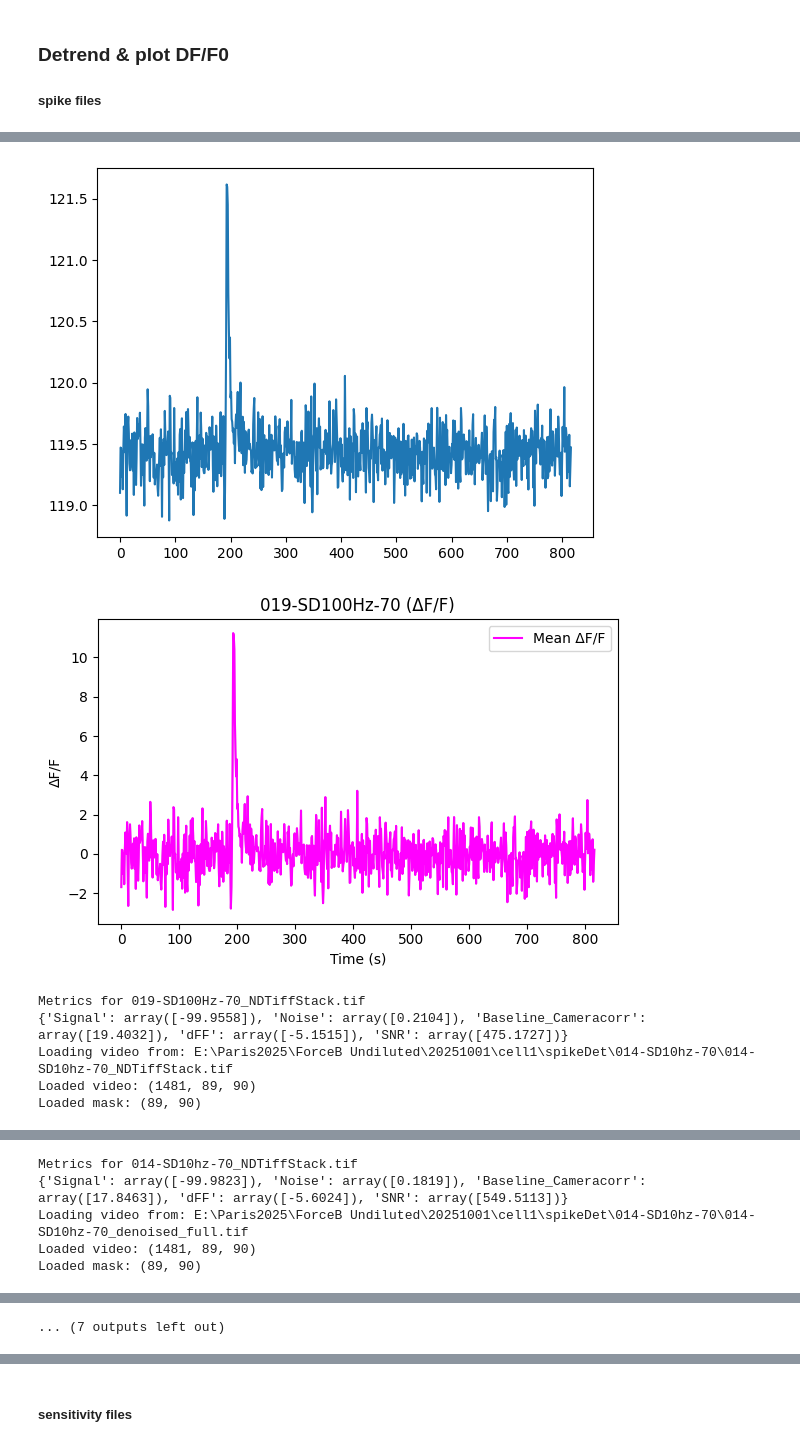
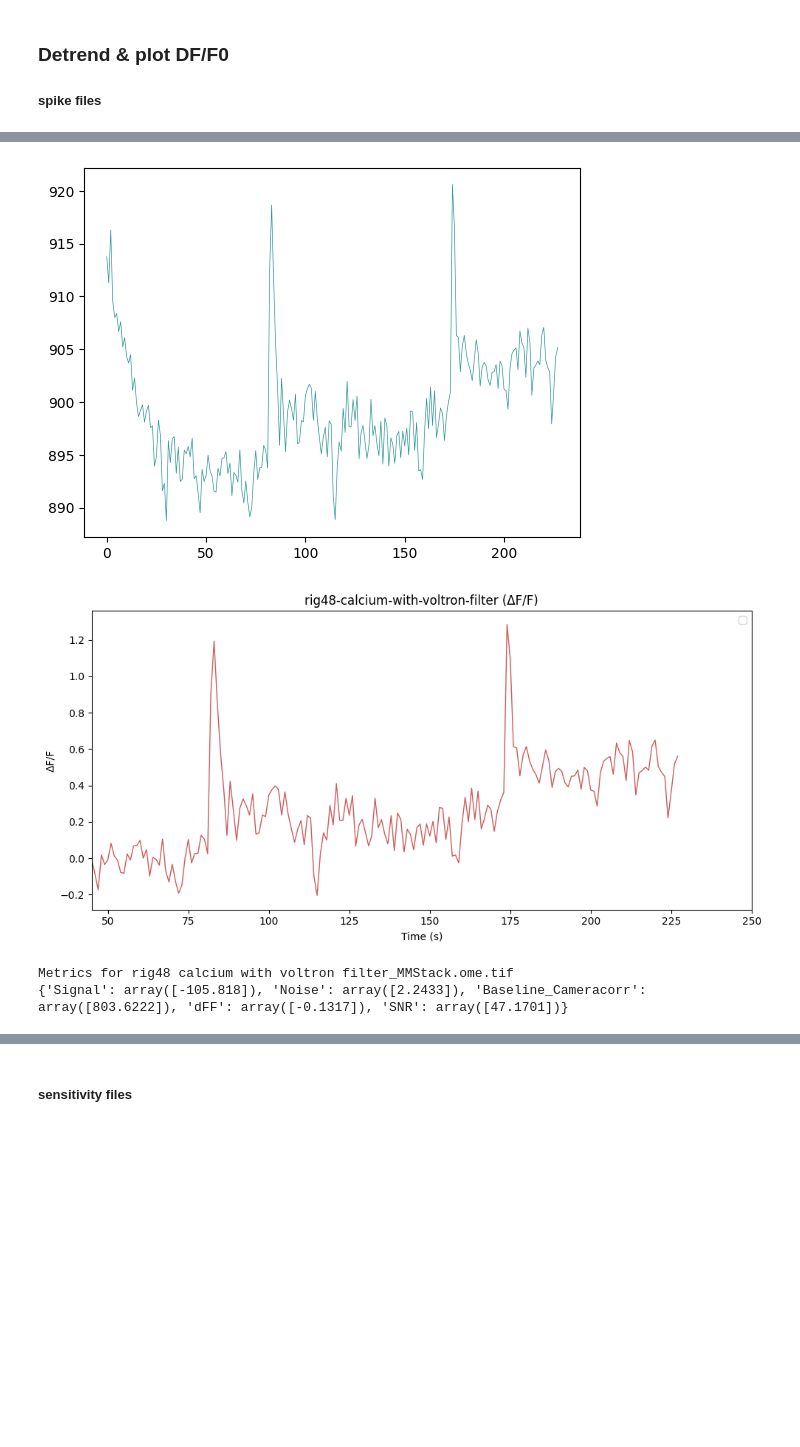
Before and after one commit to sofiamor/Imaging_analysis, a Jupyter notebook: Voltage_imaging/notebooks/mergeCodes.ipynb, the cells around one changed output, grey strips where cells are left out. Drawn from its saved outputs; the diff is of its cells as text; code cells hidden in the pictures; blank space fills up the shorter version.

```diff
--- a/Voltage_imaging/notebooks/mergeCodes.ipynb
+++ b/Voltage_imaging/notebooks/mergeCodes.ipynb
@@ -547,7 +534,11 @@ Sens files: ['E:\\Paris2025\\ForceB Undiluted\\20251001\\cell1\\sensitivity\\020
 #### Plot raw fluorescence
 # %%
 # FIGURE 1: SPIKE DETECTION TRACES
+#sub_files = ['E:/Paris2025/allOptical/20251208/1pImaging-2pstimHOLO/cell2/cell2-1cellHOLO-3p-70int/cell2-1cellHOLO-3p-70int/cell2-1cellHOLO-3p-70int_NDTiffStack.tif']
+#cell_folder = 'E:/Paris2025/allOptical/20251208/1pImaging-2pstimHOLO/cell2/cell2-1cellHOLO-3p-70int/cell2-1cellHOLO-3p-70int'
+spike_files = ['C:/Users/sofik/Downloads/rig48-calcium-with-voltron-filter/rig48 calcium with voltron filter_MMStack.ome.tif']
 print("Spike files found:", spike_files)
+
 if spike_files:
     fig_spk, axes_spk = plt.subplots(len(spike_files), 1, figsize=(10, 3 * len(spike_files)), sharex=False)
     if len(spike_files) == 1:
@@ -555,19 +546,20 @@ if spike_files:
 
     for ax, vfile in zip(axes_spk, spike_files):
         trace = extract_trace(vfile)
+        print(trace.shape)
         print("spike_files", vfile, "trace length:", len(trace))
         name = os.path.basename(os.path.dirname(vfile))
         ax.plot(trace, color='black', lw=0.8)
         ax.set_title(f"Spike Detection Trace: {name}")
         ax.set_ylabel("Fluorescence (a.u.)")
-        ax.set_xlim(200, 300)
-        #ax.set_ylim(115, 130)
+        ax.set_xlim(5, 243)
+        ax.set_ylim(800, 1000)
 
     #fig_spk.suptitle("Spike Detection Files", fontsize=12, weight="bold")
     plt.tight_layout()
     #plt.savefig(cell_folder / "spike_detection_traces.png", dpi=300)
     plt.show()
-
+print(trace.shape)
 # FIGURE 2: SUBTHRESHOLD FILES
 if sub_files:
     file_to_n_epochs = {
@@ -622,7 +614,6 @@ if sens_files:
         ax.legend()
         ax.set_title(f"Averaged Epochs: {os.path.basename(os.path.dirname(vfile))} ({len(all_epochs)} epochs)")
         ax.set_ylabel("Fluorescence (a.u.)")
-
     plt.tight_layout()
     plt.show()
 # %% [output]
@@ -653,0 +628,4 @@ Trace length: 15000 frames
+# %%
+trace1 = trace[15:243]
+plt.plot(trace1)
+plt.show()
@@ -655,30 +635,46 @@ Trace length: 15000 frames
 ### Detrend & plot DF/F0
 ##### spike files
 # %%
+spike_files = ['C:/Users/sofik/Downloads/rig48-calcium-with-voltron-filter/rig48 calcium with voltron filter_MMStack.ome.tif']
+cell_folder = 'C:/Users/sofik/Downloads/rig48-calcium-with-voltron-filter'
+
 for vfile in spike_files:
     trace = extract_trace(vfile)
-    mean_epoch, all_epochs = detect_epochs_and_average(trace, n_epochs=1, light_on_off_buffer_nframes=light_on_off_buffer_nframes, skip_first=0)
-    fluo = np.array(all_epochs).T
+    print("spike_files", vfile, "trace length:", len(trace1), "trace shape:", trace1.shape)
+    #mean_epoch, all_epochs = detect_epochs_and_average(trace1, n_epochs=1, light_on_off_buffer_nframes=0, skip_first=0)
+    #print(all_epochs)
+    #print("Mean epoch shape:", mean_epoch.shape)
+    fluo = trace1.reshape(-1, 1)   # full trace as one "epoch"
+    print("Fluorescence shape (time x epochs):", fluo.shape)
+    print("fluo",fluo)
+    print("Fluorescence shape (time x epochs):", fluo.shape)
+    baseline_mask = range(200, 240)
+    mean_mask = range(95, 99)
 
-    baseline_mask = range(100, 150)
-    mean_mask = range(250, 260)
-
-    Yd, baselineFits, metrics = detrend_and_analyze(fluo, np.linspace(0, 1, fluo.shape[0]), fs=10, detrend_method="exp", baseline_mask=baseline_mask, mean_mask=mean_mask, index_test_trace=5)
+    Yd, baselineFits, metrics = detrend_and_analyze(fluo, np.linspace(0, 1, fluo.shape[0]), fs=1, baseline_mask=baseline_mask, mean_mask=mean_mask, index_test_trace=1)
     pd.DataFrame(metrics).to_csv(os.path.join(os.path.dirname(vfile), "metrics_sens.csv"))
-    plt.plot(Yd)
+    print(len(Yd))
+    plt.plot(Yd, color='teal', alpha=0.8, lw=0.5)
 
     # --- compute ΔF/F per epoch ---
-    baseline = np.nanmean(Yd[:50, :], axis=0, keepdims=True) - 100  # baseline per epoch
-    signal = (Yd - baseline) - 100  # offset_camera=100
-    dff = (signal / baseline) * 100  # ΔF/F in %
+    baseline = np.nanmean(Yd[50:59, :], axis=0, keepdims=True) - 40  # baseline per epoch
+    signal = (Yd - baseline) - 40  # offset_camera=100
+    dff = (signal / baseline) * 40  # ΔF/F in %
+    print("ΔF/F (mean across epochs):", np.nanmean(dff, axis=1))
+    print("Signal (mean across epochs):", np.nanmean(signal, axis=1))
+    print("Baseline (mean across epochs):", np.nanmean(baseline, axis=1))
 
     # --- plot ΔF/F traces ---
-    plt.figure(figsize=(10, 6))
-    plt.plot(dff, color='gray', alpha=0.3)
-    plt.plot(np.nanmean(dff, axis=1), color='magenta', lw=1.5, label='Mean ΔF/F')
+    plt.figure(figsize=(10, 5))
+    plt.plot(dff, color='indianred', alpha=1, lw=1) #, label='ΔF/F per epoch'
+    #plt.plot(np.nanmean(dff, axis=1), color='teal', lw=3) #, label='Mean ΔF/F'
     plt.title(f"{os.path.basename(os.path.dirname(vfile))} (ΔF/F)")
+
+    plt.xlim(45, 250)
+    #plt.ylim(0, 10)
     plt.xlabel("Time (s)")
     plt.ylabel("ΔF/F")
+
     plt.legend()
     plt.tight_layout()
     plt.show()
@@ -692,7 +702,4 @@ Loaded mask: (89, 90)
-[figure, old version]
+[figure, new version]
-[figure, old version]
+[figure, new version]
-Metrics for 019-SD100Hz-70_NDTiffStack.tif
-{'Signal': array([-99.9558]), 'Noise': array([0.2104]), 'Baseline_Cameracorr': array([19.4032]), 'dFF': array([-5.1515]), 'SNR': array([475.1727])}
-Loading video from: E:\Paris2025\ForceB Undiluted\20251001\cell1\spikeDet\014-SD10hz-70\014-SD10hz-70_NDTiffStack.tif
-Loaded video: (1481, 89, 90)
-Loaded mask: (89, 90)
+Metrics for rig48 calcium with voltron filter_MMStack.ome.tif
+{'Signal': array([-105.818]), 'Noise': array([2.2433]), 'Baseline_Cameracorr': array([803.6222]), 'dFF': array([-0.1317]), 'SNR': array([47.1701])}
@@ -701,5 +705,0 @@ Loaded mask: (89, 90)
-Metrics for 014-SD10hz-70_NDTiffStack.tif
-{'Signal': array([-99.9823]), 'Noise': array([0.1819]), 'Baseline_Cameracorr': array([17.8463]), 'dFF': array([-5.6024]), 'SNR': array([549.5113])}
-Loading video from: E:\Paris2025\ForceB Undiluted\20251001\cell1\spikeDet\014-SD10hz-70\014-SD10hz-70_denoised_full.tif
-Loaded video: (1481, 89, 90)
-Loaded mask: (89, 90)
@@ -715 +705,0 @@ Loaded mask: (89, 90)
-... (7 outputs left out)
```
Also changed, not shown: parts of 7 cells of this notebook.
